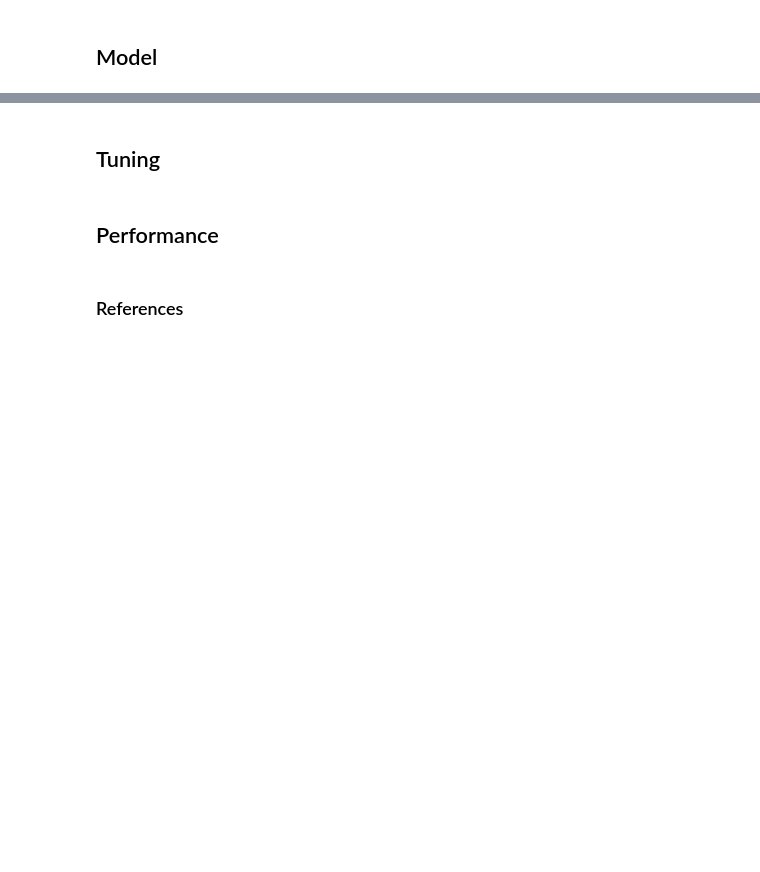
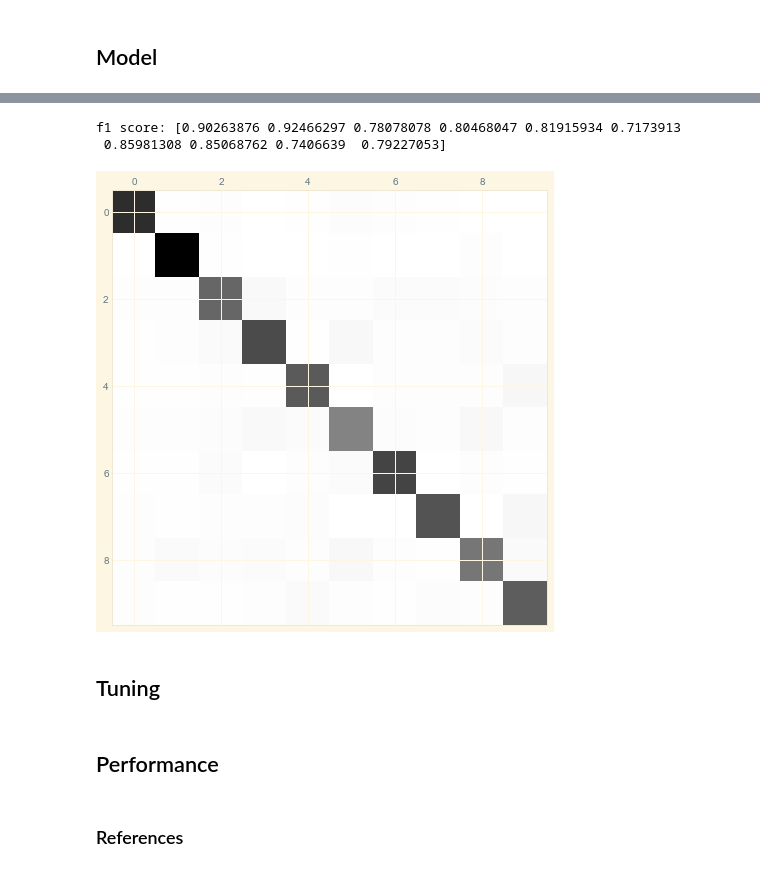
Before and after one commit to RajatRasal/MNIST-Blender, a Jupyter notebook: svc.ipynb, the cells around one changed output, grey strips where cells are left out. Cells and saved outputs as stored; diff of their text form; code cells hidden in the pictures; blank space fills up the shorter version.

```diff
--- a/svc.ipynb
+++ b/svc.ipynb
@@ -56,3 +126,14 @@ SVMs are sensitive to scaling!
+# %%
+conf_mx = confusion_matrix(y_val, y_val_pred)
+print(f"f1 score: {f1_score(y_val, y_val_pred, average=None)}")
+
+fig, ax = plt.subplots(figsize=(8, 8))
+ax.matshow(conf_mx)
+plt.show()
+# %% [output]
+f1 score: [0.90263876 0.92466297 0.78078078 0.80468047 0.81915934 0.7173913
+ 0.85981308 0.85068762 0.7406639  0.79227053]
+[figure, added]
 # %% [markdown]
 ## Tuning
 # %% [markdown]
```
Also changed, not shown: parts of 13 cells of this notebook.
